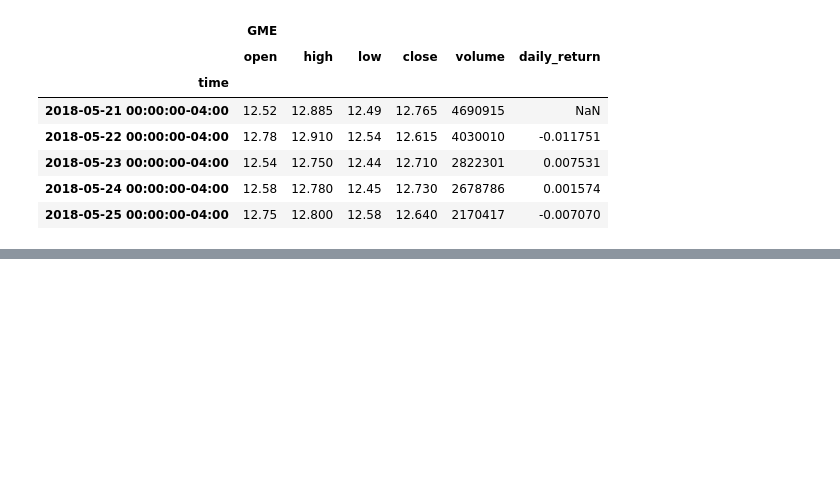
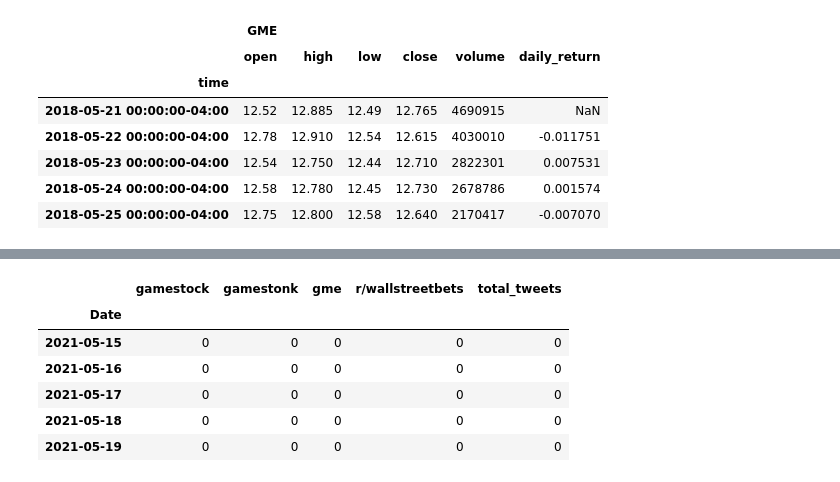
Before and after one commit to mhasnaind/Project1, a Jupyter notebook: Gamestop/Gamestop_data.ipynb, the cells around one changed output, grey strips where cells are left out. Saved outputs shown, nothing was run; the diff lists cells and outputs as text; code cells hidden in the pictures; blank space fills up the shorter version.

```diff
--- a/Gamestop/Gamestop_data.ipynb
+++ b/Gamestop/Gamestop_data.ipynb
@@ -240 +254,21 @@ max             2.120751e+10
 Name: 2520, dtype: float64
+# %%
+#Import Twitter data
+
+twitter_data_path = Path("twitter_data_2021.csv")
+
+twitter_data = pd.read_csv(twitter_data_path, parse_dates=True, infer_datetime_format=True)
+
+twitter_data['Date']=pd.to_datetime(twitter_data['Date'])
+
+twitter_data = twitter_data.set_index('Date')
+
+twitter_data.tail()
+# %% [output]
+|  | gamestock | gamestonk | gme | r/wallstreetbets | total_tweets |
+| Date |  |  |  |  |  |
+| 2021-05-15 | 0 | 0 | 0 | 0 | 0 |
+| 2021-05-16 | 0 | 0 | 0 | 0 | 0 |
+| 2021-05-17 | 0 | 0 | 0 | 0 | 0 |
+| 2021-05-18 | 0 | 0 | 0 | 0 | 0 |
+| 2021-05-19 | 0 | 0 | 0 | 0 | 0 |
```
Also changed, not shown: parts of 15 cells of this notebook, 4 other files.
